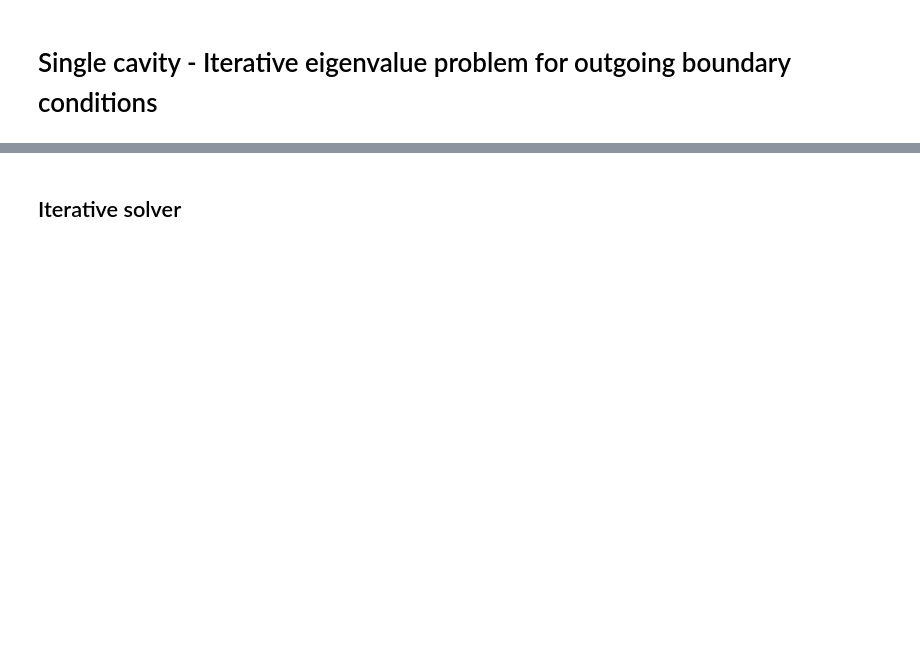
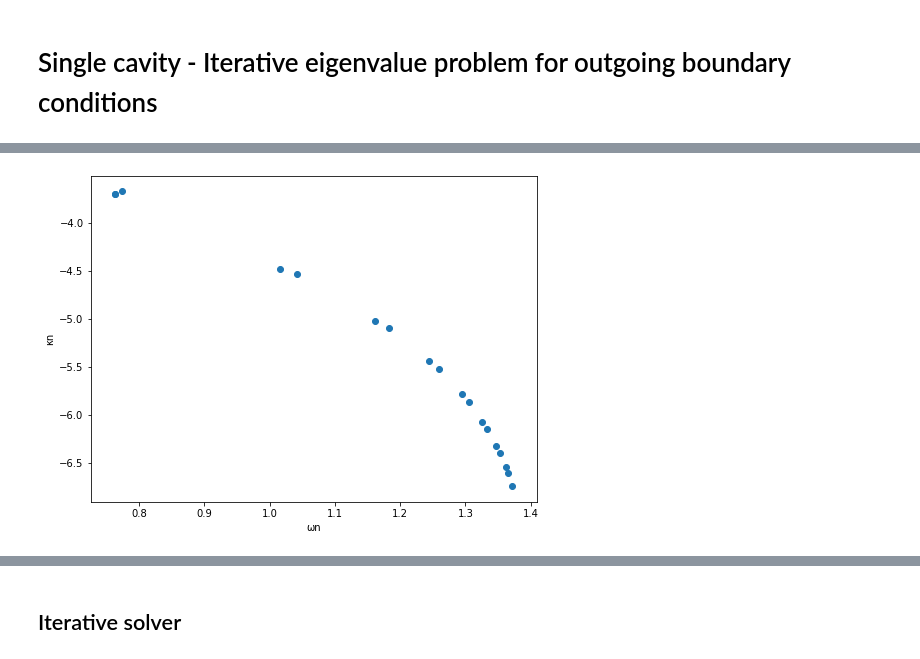
Before and after one commit to skhanCC/CoupleJJA, a Jupyter notebook: coupledJJArrays.ipynb, the cells around one changed output, grey strips where cells are left out. Saved outputs shown, nothing was run; the diff lists cells and outputs as text; code cells hidden in the pictures; blank space fills up the shorter version.

```diff
--- a/coupledJJArrays.ipynb
+++ b/coupledJJArrays.ipynb
@@ -42,20 +85,22 @@ plt.show()
 # %% [markdown]
 # Single cavity - Iterative eigenvalue problem for outgoing boundary conditions
-# %%
-# System parameters
-# Grid size (number of LC units in JJA resonator)
-Nx = 1000
-# Circuit parameters
-L, C, Cg = 1.0, 1*100.0, 1.0
-# Waveguide parameters
-l, c = 1.0, 1.0
-# Outcoupling parameters
-CL, CR = 1.0, 1.0 # Compare to (Cg+2C)*Nx
-# Reference eigenvalue
-# kRef = [0.04]
-# kRef = np.real(refVals[1:20])
-kRef = np.real(refVals)
-nCom = len(kRef)
-
-# Solve eigenvalue problem
-kVals, spEigVecs, errVals = JJAResOpenEigs(Nx, L, C, Cg, l, c, CL, CR, kRef, errTol=1e-5, itNum=5, disp="on")
+# %%
+errTol = 1e-5
+itNum = 20
+# Circuit parameters
+Ljja, Cjja, Cjjagnd = 0.66E-9, 144E-15, 1.89E-16
+#Ljjdefect, Cjjdefect = Ljja, Cjja
+#Ljjdefect, Cjjdefect =  285.0E-9, 3.0E-15
+Ljjdefect, Cjjdefect = 200.0E-9, 2.0E-15
+Lleft, Cleft, Cin = 2.0E-9, 1.0E-12, 400.0*Cjja
+#Lleft, Cleft, Cin = 273.0E-9, 93.5E-12, 100.0*Cjja
+Lright, Cright, Cout = Lleft, Cleft, Cin
+# Number of eigenvalues to compute
+nEig = 20
+# Use the JJA with defect eigenvalues as initial guess for the iteration
+kRef = np.real(refVals) # Note that these are scaled Omega squared values!
+
+nCom = len(kRef)
+
+# Solve eigenvalue problem
+kVals, spEigVecs, errVals = JJAResOpenEigs(Nx, Lleft, Cleft, Cin, Cjjagnd, Ljja, Cjja, Ljjdefect, Cjjdefect, Lright, Cright, Cout, kRef, errTol=1e-5, itNum=20, disp="on")
@@ -62,12 +125,14 @@ kVals, spEigVecs, errVals = JJAResOpenEigs(Nx, L, C, Cg, l, c, CL, CR, kRef, err
 # %%
 # Plot real and imaginary parts
 fig, ax = plt.subplots(1, 1, figsize=(8,6))
-ax.scatter(np.real(kVals), -np.imag(kVals) )
+ax.scatter(np.real(kVals[2:]), np.log10(-np.imag(kVals[2:])) )
 # ax.set_xticks(np.arange(2,nCom+1,2))
-ax.set_ylim([-0.000001, -1.1*np.min(np.imag(kVals))])
+#ax.set_ylim([-0.000001, -1.1*np.min(np.imag(kVals))])
 ax.set_ylabel('κn')
 ax.set_xlabel('ωn')
 plt.show()
+# %% [output]
+[figure, added]
 # %%
 # Plot eigenvectors
 x = np.linspace(-1,Nx-1,Nx)
```
Also changed, not shown: parts of 11 cells of this notebook, 1 other file.
